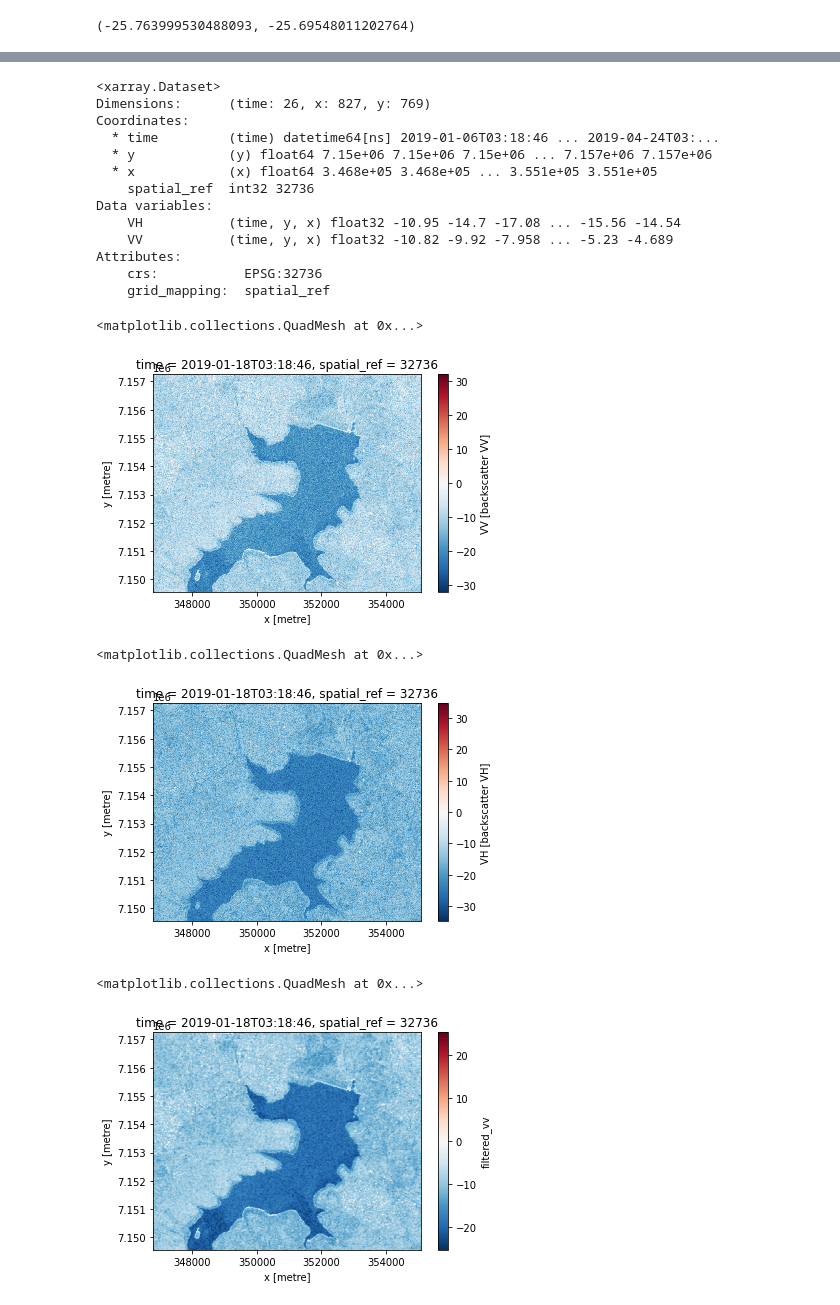
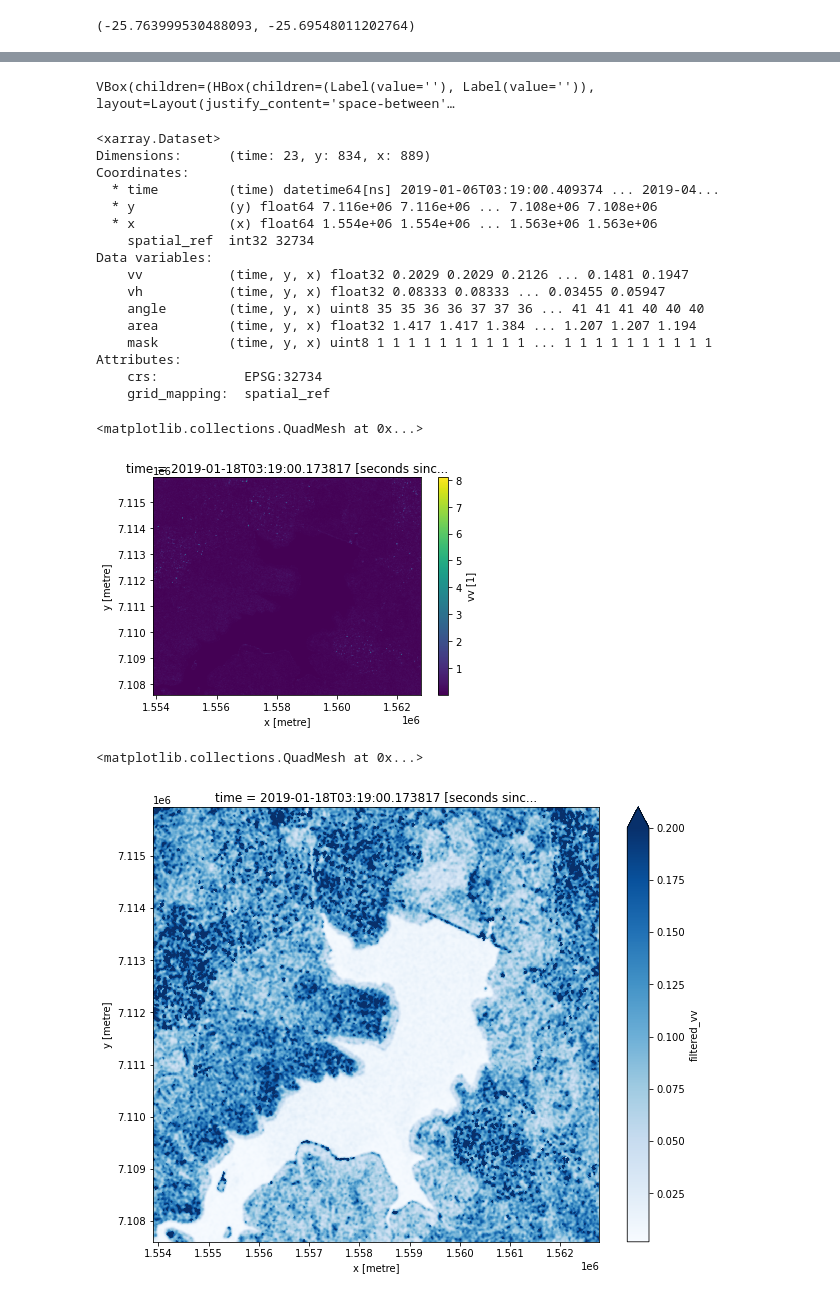
Before and after one commit to eo2cube/saldi_workshop, a Jupyter notebook: examples/S1_water.ipynb, the cells around one changed output, grey strips where cells are left out. Saved outputs shown, nothing was run; the diff lists cells and outputs as text; code cells hidden in the pictures.

```diff
--- a/examples/S1_water.ipynb
+++ b/examples/S1_water.ipynb
@@ -22,17 +22,3 @@ latitude_extents  = (gdf.total_bounds[1] , gdf.total_bounds[3] )
 latitude_extents
 # %% [output]
 (-25.763999530488093, -25.69548011202764)
-# %%
-# select time period
-time_extents=('2019-01-01', '2019-04-24')
-
-# select product
-product = "s1_gamma0_mpumalanga"
-
-
-ds_s1 = dc.load(latitude = latitude_extents,
-                          longitude = longitude_extents,
-                          time = time_extents,
-                          skip_broken_datasets=True,
-                          product = product,
-                         progress_cbk=with_ui_cbk())
@@ -41,29 +25,37 @@ VBox(children=(HBox(children=(Label(value=''), Label(value='')), layout=Layout(j
+# %%
+ds_s1 = dc.load(latitude = latitude_extents,
+                          longitude = longitude_extents,
+                          time = ('2020-01-01', '2020-04-24'),
+                          product = 's1_rtc',
+                        output_crs = "EPSG:32734",
+                        resolution = (-10,10),
+                         progress_cbk=with_ui_cbk())
+# %% [output]
+VBox(children=(HBox(children=(Label(value=''), Label(value='')), layout=Layout(justify_content='space-between'…
 # %%
 ds_s1
 # %% [output]
 <xarray.Dataset>
-Dimensions:      (time: 26, x: 827, y: 769)
+Dimensions:      (time: 23, y: 834, x: 889)
 Coordinates:
-  * time         (time) datetime64[ns] 2019-01-06T03:18:46 ... 2019-04-24T03:...
-  * y            (y) float64 7.15e+06 7.15e+06 7.15e+06 ... 7.157e+06 7.157e+06
-  * x            (x) float64 3.468e+05 3.468e+05 ... 3.551e+05 3.551e+05
-    spatial_ref  int32 32736
+  * time         (time) datetime64[ns] 2019-01-06T03:19:00.409374 ... 2019-04...
+  * y            (y) float64 7.116e+06 7.116e+06 ... 7.108e+06 7.108e+06
+  * x            (x) float64 1.554e+06 1.554e+06 ... 1.563e+06 1.563e+06
+    spatial_ref  int32 32734
 Data variables:
-    VH           (time, y, x) float32 -10.95 -14.7 -17.08 ... -15.56 -14.54
-    VV           (time, y, x) float32 -10.82 -9.92 -7.958 ... -5.23 -4.689
+    vv           (time, y, x) float32 0.2029 0.2029 0.2126 ... 0.1481 0.1947
+    vh           (time, y, x) float32 0.08333 0.08333 ... 0.03455 0.05947
+    angle        (time, y, x) uint8 35 35 36 36 37 37 36 ... 41 41 41 40 40 40
+    area         (time, y, x) float32 1.417 1.417 1.384 ... 1.207 1.207 1.194
+    mask         (time, y, x) uint8 1 1 1 1 1 1 1 1 1 1 ... 1 1 1 1 1 1 1 1 1 1
 Attributes:
-    crs:           EPSG:32736
+    crs:           EPSG:32734
     grid_mapping:  spatial_ref
 # %%
-ds_s1.VV.isel(time=2).plot()
+ds_s1.vv.isel(time=2).plot()
 # %% [output]
 <matplotlib.collections.QuadMesh at 0x...>
-[figure, old version]
+[figure, new version]
-# %%
-ds_s1.VH.isel(time=2).plot()
-# %% [output]
-<matplotlib.collections.QuadMesh at 0x...>
-[figure, removed]
 # %%
 def lee_filter(da, size):
     img = da.values
@@ -79,15 +71,15 @@ def lee_filter(da, size):
 # %%
 ds_s1_filled = ds_s1.where(~ds_s1.isnull(), 0)
 
 # Create a new entry in dataset corresponding to filtered VV and VH data
-ds_s1["filtered_vv"] = ds_s1_filled.VV.groupby("time").apply(lee_filter, size=5)
-ds_s1["filtered_vh"] = ds_s1_filled.VH.groupby("time").apply(lee_filter, size=5)
+ds_s1["filtered_vv"] = ds_s1_filled.vv.groupby("time").apply(lee_filter, size=5)
+ds_s1["filtered_vh"] = ds_s1_filled.vh.groupby("time").apply(lee_filter, size=5)
 
 subset = ds_s1.filtered_vv.isel(time = 2)
-subset.plot()
+subset.plot(cmap='Blues',  vmax=0.2, figsize=(10,8))
 # %% [output]
 <matplotlib.collections.QuadMesh at 0x...>
-[figure, old version]
+[figure, new version]
 # %%
 fig = plt.figure(figsize=(15, 3))
 ds_s1.filtered_vh.plot.hist(bins=100, label="VH filtered")
```
Also changed, not shown: parts of 6 cells of this notebook, 37 other files.
